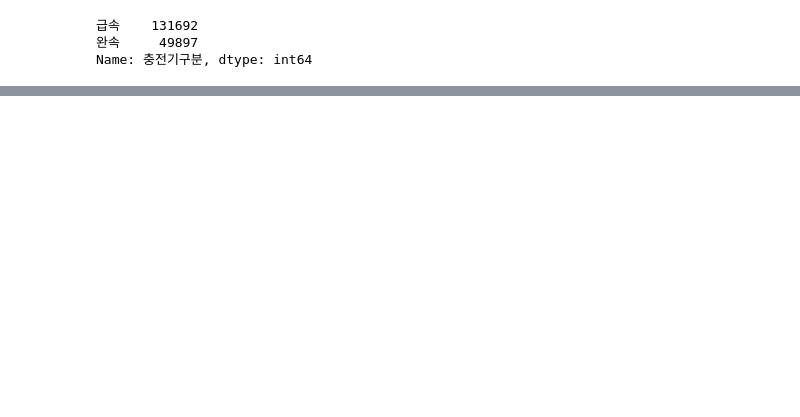
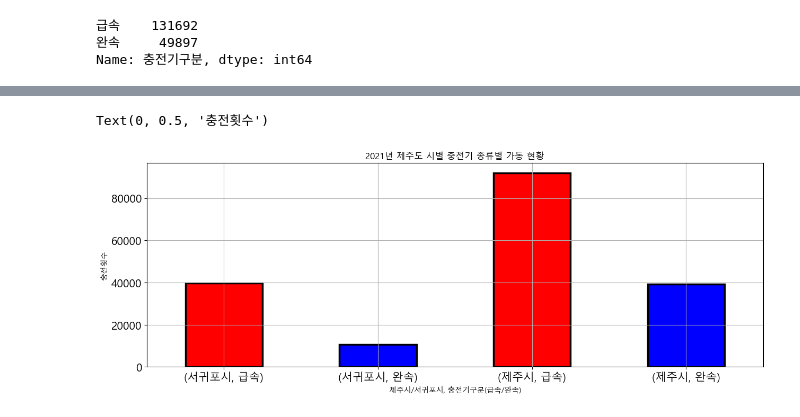
Before and after one commit to YooooSW/project4jo, a Jupyter notebook: chargejeju2021.ipynb, the cells around one changed output, grey strips where cells are left out. Cells and saved outputs as stored; diff of their text form; code cells hidden in the pictures; blank space fills up the shorter version.

```diff
--- a/chargejeju2021.ipynb
+++ b/chargejeju2021.ipynb
@@ -160,0 +407,4 @@ chargetypecountjeju21_df.plot.barh(grid=True, color = ['red', 'yellow'], edgecol
+# %%
+chardatajeju_df = chardatajeju_df[['구', '충전기구분']]
+chardatajeju_df = chardatajeju_df.groupby(['구','충전기구분']).size()
+pd.DataFrame(chardatajeju_df)
@@ -160,0 +429,11 @@ chargetypecountjeju21_df.plot.barh(grid=True, color = ['red', 'yellow'], edgecol
+# %%
+# 2021년도 제주도 자치구별 충전기 가동 현황을  시각화합니다. (구, 급속, 완속)
+
+chardatajeju_df.plot.bar(grid=True, color = ['red', 'blue'], edgecolor = 'black', linewidth = 2.5, figsize=(15,5), fontsize=15)
+plt.xticks(rotation = 360)
+plt.title('2021년 제주도 시별 충전기 종류별 가동 현황')
+plt.xlabel('제주시/서귀포시, 충전기구분(급속/완속)')
+plt.ylabel('충전횟수')
+# %% [output]
+Text(0, 0.5, '충전횟수')
+[figure, added]
```
Also changed, not shown: parts of 28 cells of this notebook, 15 other files.
